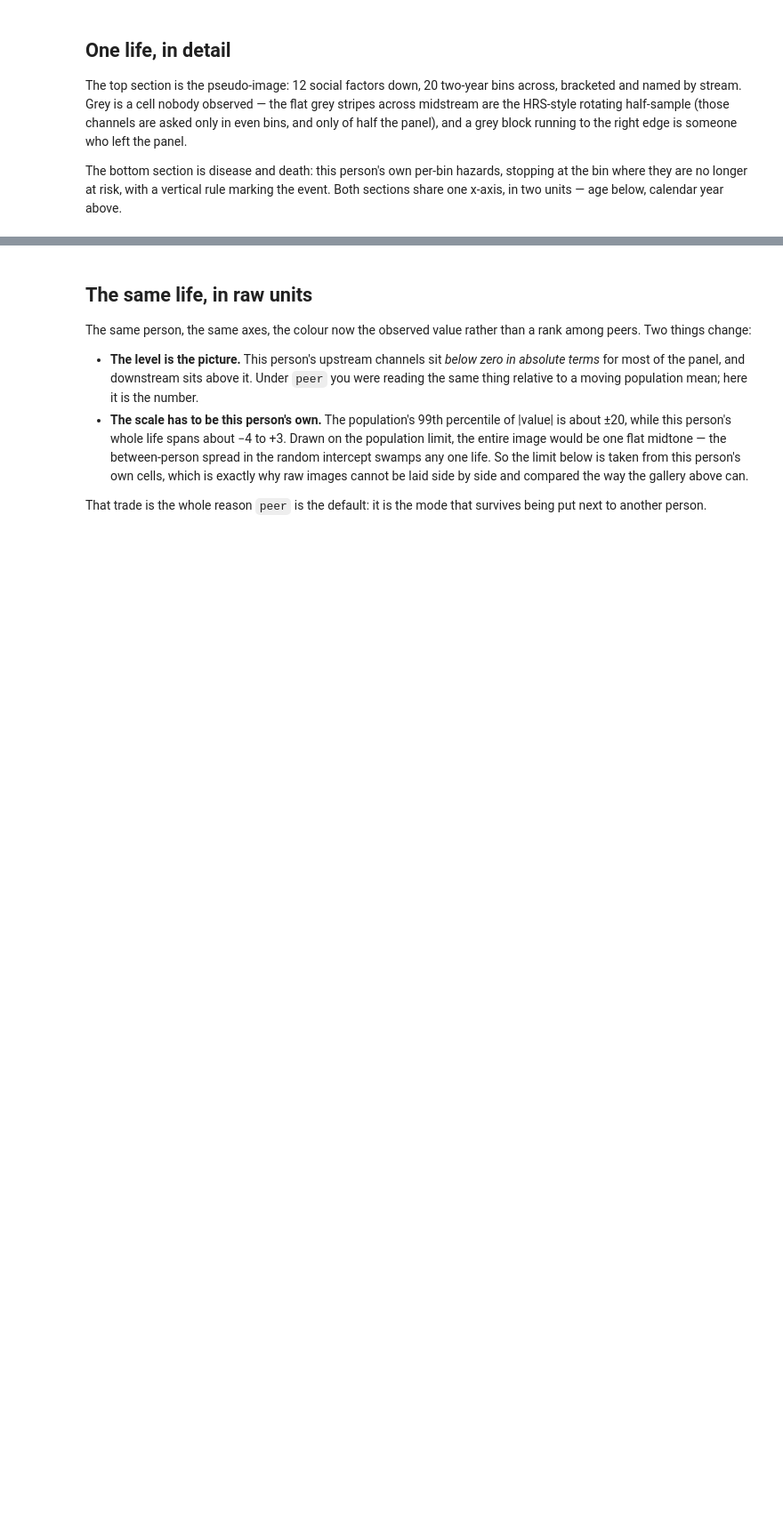
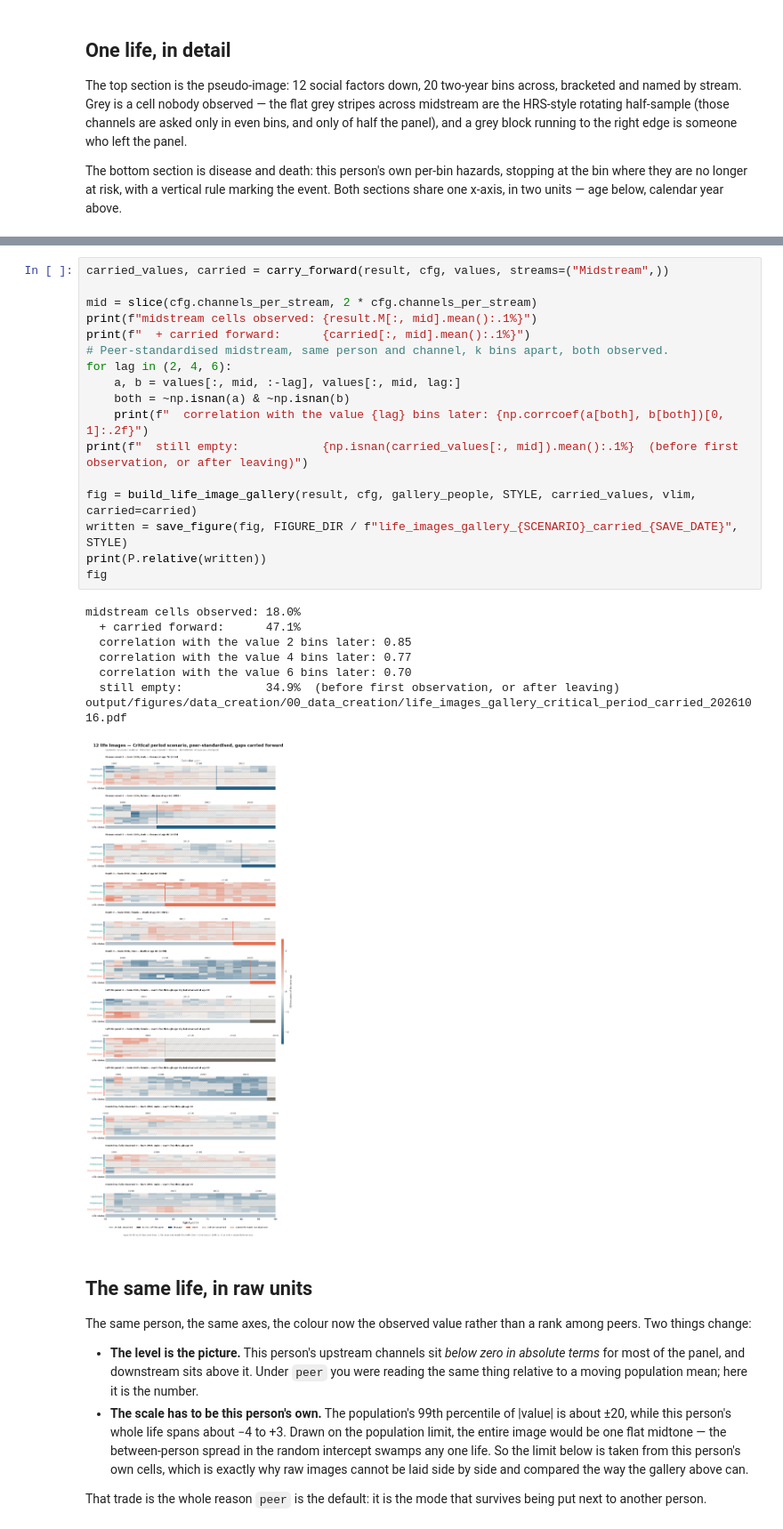
Before and after one commit to vallerrr/life_pseudo_image, a Jupyter notebook: src/data_creation/00_data_creation.ipynb, the cells around one changed output, grey strips where cells are left out. Shown at 89% size. Drawn from its saved outputs; the diff is of its cells as text; blank space fills up the shorter version.

```diff
--- a/src/data_creation/00_data_creation.ipynb
+++ b/src/data_creation/00_data_creation.ipynb
@@ -185,3 +256,29 @@ output/figures/data_creation/00_data_creation/life_images_gallery_critical_perio
+# %%
+carried_values, carried = carry_forward(result, cfg, values, streams=("Midstream",))
+
+mid = slice(cfg.channels_per_stream, 2 * cfg.channels_per_stream)
+print(f"midstream cells observed: {result.M[:, mid].mean():.1%}")
+print(f"  + carried forward:      {carried[:, mid].mean():.1%}")
+# Peer-standardised midstream, same person and channel, k bins apart, both observed.
+for lag in (2, 4, 6):
+    a, b = values[:, mid, :-lag], values[:, mid, lag:]
+    both = ~np.isnan(a) & ~np.isnan(b)
+    print(f"  correlation with the value {lag} bins later: {np.corrcoef(a[both], b[both])[0, 1]:.2f}")
+print(f"  still empty:            {np.isnan(carried_values[:, mid]).mean():.1%}  (before first observation, or after leaving)")
+
+fig = build_life_image_gallery(result, cfg, gallery_people, STYLE, carried_values, vlim, carried=carried)
+written = save_figure(fig, FIGURE_DIR / f"life_images_gallery_{SCENARIO}_carried_{SAVE_DATE}", STYLE)
+print(P.relative(written))
+fig
+# %% [output]
+midstream cells observed: 18.0%
+  + carried forward:      47.1%
+  correlation with the value 2 bins later: 0.85
+  correlation with the value 4 bins later: 0.77
+  correlation with the value 6 bins later: 0.70
+  still empty:            34.9%  (before first observation, or after leaving)
+output/figures/data_creation/00_data_creation/life_images_gallery_critical_period_carried_20261016.pdf
+[figure, added]
 # %% [markdown]
 ## The same life, in raw units
 
```
Also changed, not shown: parts of 11 cells of this notebook, 37 other files.
